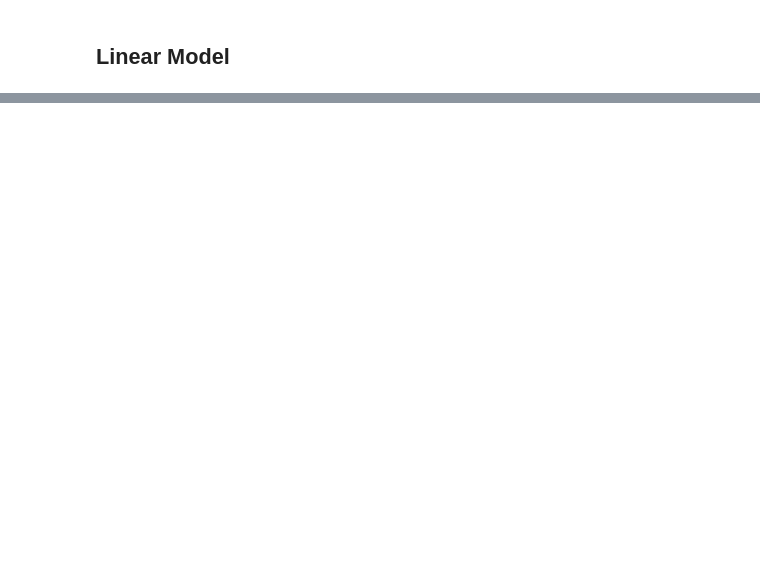
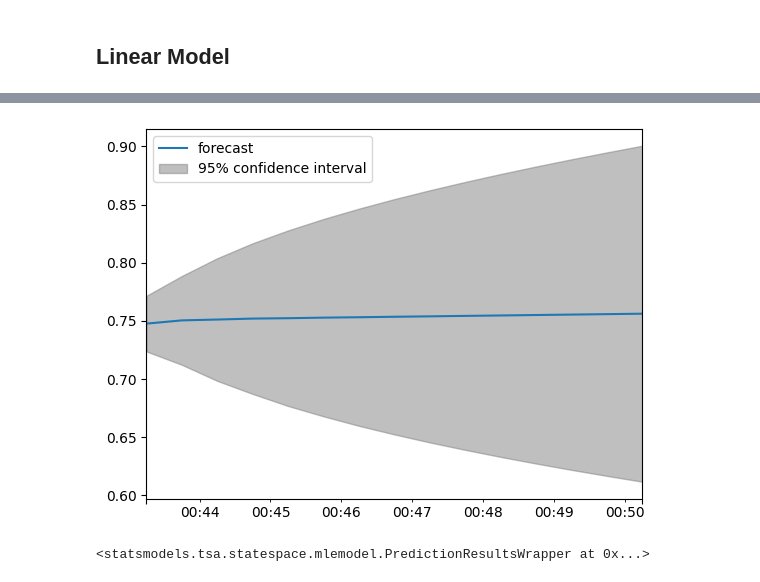
Before and after one commit to abefarkas/Thalassa_Regime_Classifier, a Jupyter notebook: Updated_Data.ipynb, the cells around one changed output, grey strips where cells are left out. Drawn from its saved outputs; the diff is of its cells as text; code cells hidden in the pictures; blank space fills up the shorter version.

```diff
--- a/Updated_Data.ipynb
+++ b/Updated_Data.ipynb
@@ -342,0 +423,10 @@ joblib.dump(pipe, 'model.joblib')
+# %%
+plot_predict(arima, start=86, end=100, dynamic=True)
+plt.legend(loc='upper left');
+# %% [output]
+[figure, added]
+# %%
+forecast_results = arima.get_forecast(len(y_test), alpha=0.05)
+forecast_results
+# %% [output]
+<statsmodels.tsa.statespace.mlemodel.PredictionResultsWrapper at 0x...>
```
Also changed, not shown: parts of 70 cells of this notebook, 2 other files.
